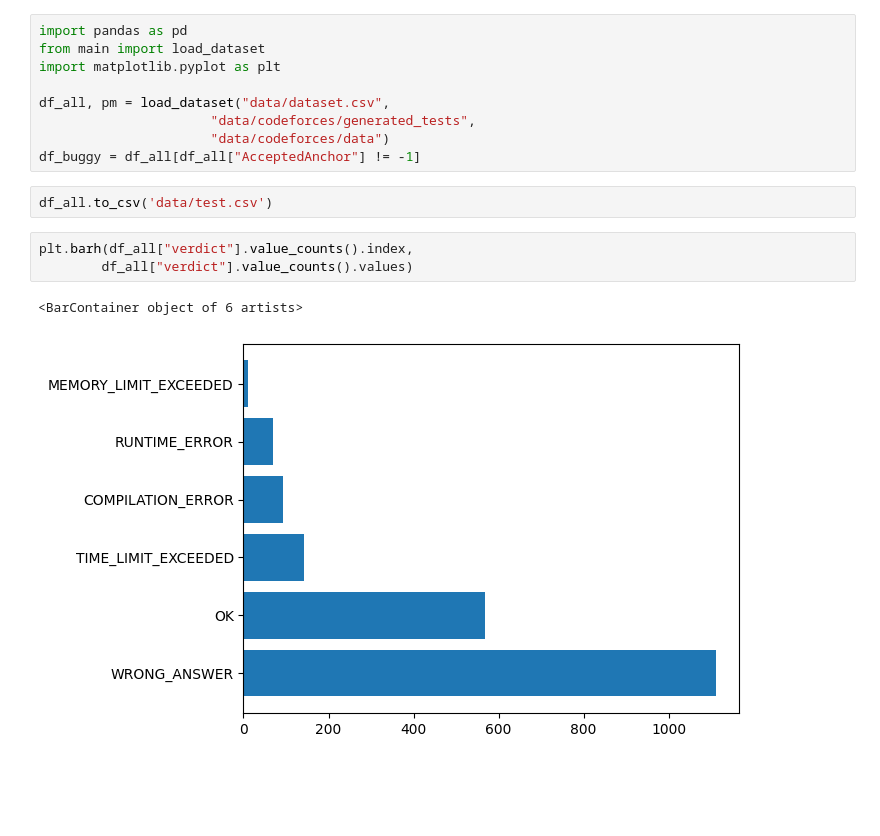
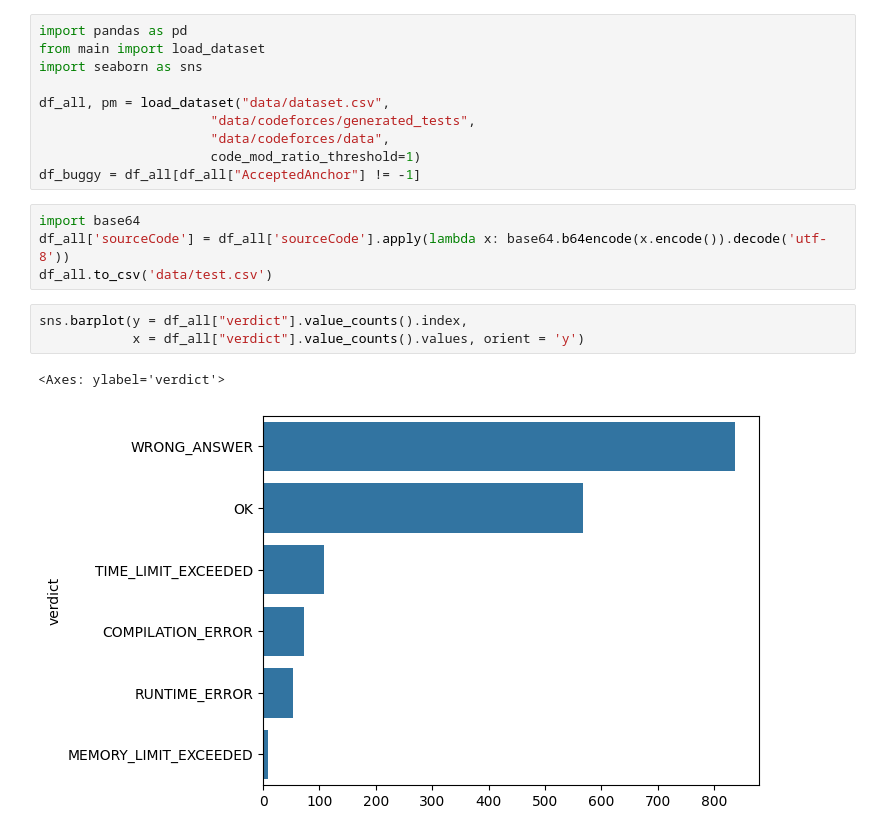
Before and after one commit to Arkin1/CanLLMFixSubmissions, a Jupyter notebook: analysis.ipynb, the cells around one changed output. Drawn from its saved outputs; the diff is of its cells as text; blank space fills up the shorter version.

Commit message:
Add code_mod_ratio_threshold

```diff
--- a/analysis.ipynb
+++ b/analysis.ipynb
@@ -1,18 +1,21 @@
 # %%
 import pandas as pd
 from main import load_dataset
-import matplotlib.pyplot as plt
+import seaborn as sns
 
 df_all, pm = load_dataset("data/dataset.csv",
                       "data/codeforces/generated_tests",
-                      "data/codeforces/data")
+                      "data/codeforces/data",
+                      code_mod_ratio_threshold=1)
 df_buggy = df_all[df_all["AcceptedAnchor"] != -1]
 # %%
+import base64
+df_all['sourceCode'] = df_all['sourceCode'].apply(lambda x: base64.b64encode(x.encode()).decode('utf-8'))
 df_all.to_csv('data/test.csv')
 # %%
-plt.barh(df_all["verdict"].value_counts().index,
-        df_all["verdict"].value_counts().values)
+sns.barplot(y = df_all["verdict"].value_counts().index,
+            x = df_all["verdict"].value_counts().values, orient = 'y')
 # %% [output]
-<BarContainer object of 6 artists>
+<Axes: ylabel='verdict'>
-[figure, old version]
+[figure, new version]
 # %%
```
Also changed, not shown: parts of 5 cells of this notebook, 5 other files.
